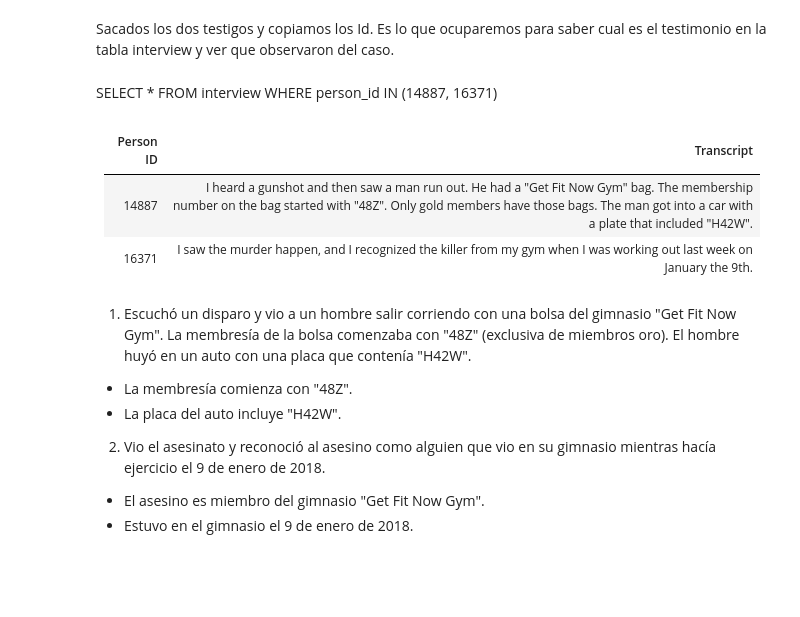
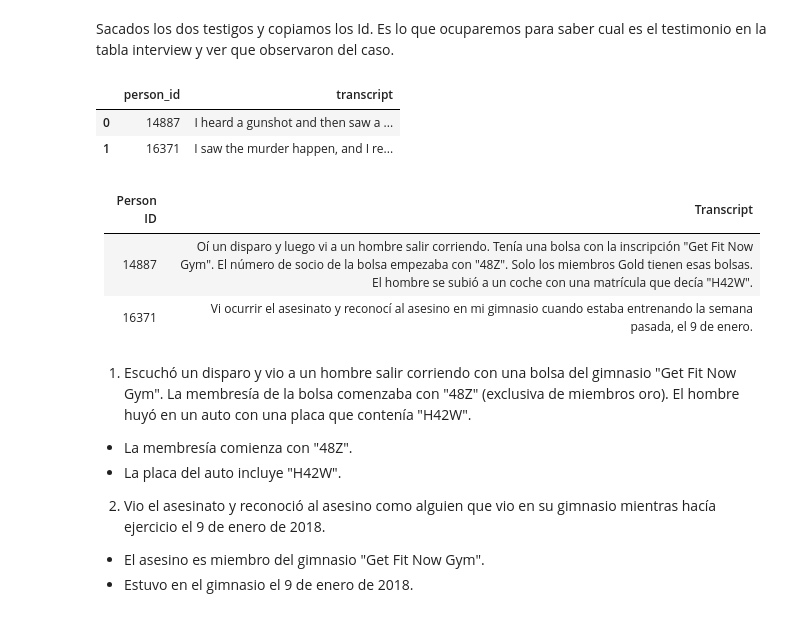
Before and after one commit to rafaneda7/Team-Challenge---Team-Nancy-Drew, a Jupyter notebook: Parte_I_SQL Game.ipynb, the cells around one changed output. Saved outputs shown, nothing was run; the diff lists cells and outputs as text; code cells hidden in the pictures; blank space fills up the shorter version.

```diff
--- a/Parte_I_SQL Game.ipynb
+++ b/Parte_I_SQL Game.ipynb
@@ -54,15 +80,24 @@ AND name LIKE '%Annabel%'
 | 16371  | Annabel Miller  | Franklin Ave        | 103            |
 # %% [markdown]
 Sacados los dos testigos y copiamos los Id. Es lo que ocuparemos para saber cual es el testimonio en la tabla interview y ver que observaron del caso.
-# %% [markdown]
-SELECT *
-FROM interview
-WHERE person_id IN (14887, 16371)
-# %% [markdown]
-| Person ID | Transcript                                                                                                                                                      |
-|-----------|----------------------------------------------------------------------------------------------------------------------------------------------------------------|
-| 14887     | I heard a gunshot and then saw a man run out. He had a "Get Fit Now Gym" bag. The membership number on the bag started with "48Z". Only gold members have those bags. The man got into a car with a plate that included "H42W". |
-| 16371     | I saw the murder happen, and I recognized the killer from my gym when I was working out last week on January the 9th.                                           |
+# %%
+query = """
+SELECT *
+FROM interview
+WHERE person_id IN (14887, 16371);
+"""
+
+df = pd.read_sql(query, conn)
+df
+# %% [output]
+|  | person_id | transcript |
+| 0 | 14887 | I heard a gunshot and then saw a ... |
+| 1 | 16371 | I saw the murder happen, and I re... |
+# %% [markdown]
+| Person ID | Transcript                                                                                                                                                      |
+|-----------|----------------------------------------------------------------------------------------------------------------------------------------------------------------|
+| 14887     | Oí un disparo y luego vi a un hombre salir corriendo. Tenía una bolsa con la inscripción "Get Fit Now Gym". El número de socio de la bolsa empezaba con "48Z". Solo los miembros Gold tienen esas bolsas. El hombre se subió a un coche con una matrícula que decía "H42W". |
+| 16371     | Vi ocurrir el asesinato y reconocí al asesino en mi gimnasio cuando estaba entrenando la semana pasada, el 9 de enero.                                           |
 # %% [markdown]
 1) Escuchó un disparo y vio a un hombre salir corriendo con una bolsa del gimnasio "Get Fit Now Gym". La membresía de la bolsa comenzaba con "48Z" (exclusiva de miembros oro). El hombre huyó en un auto con una placa que contenía "H42W".
 - La membresía comienza con "48Z".
```
Also changed, not shown: parts of 25 cells of this notebook, 1 other file.
